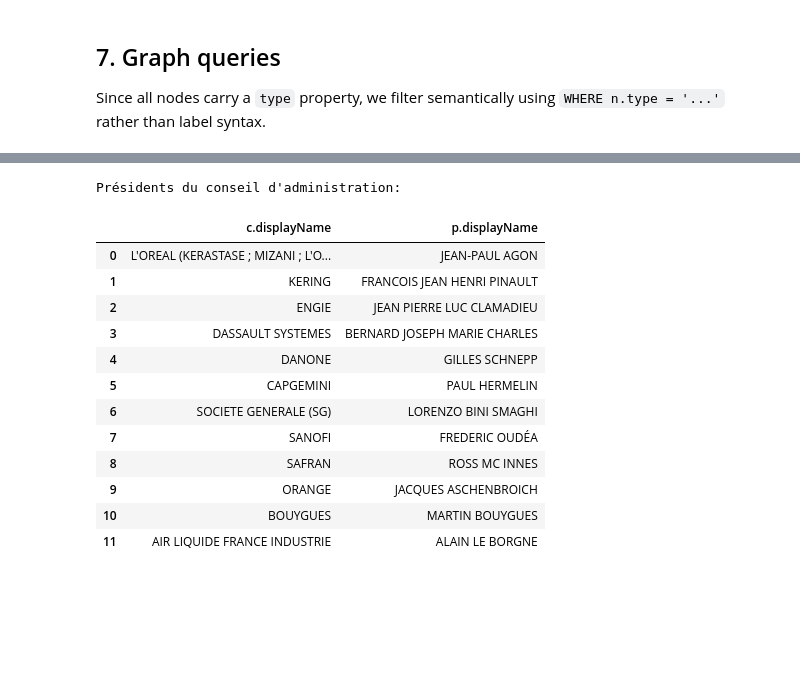
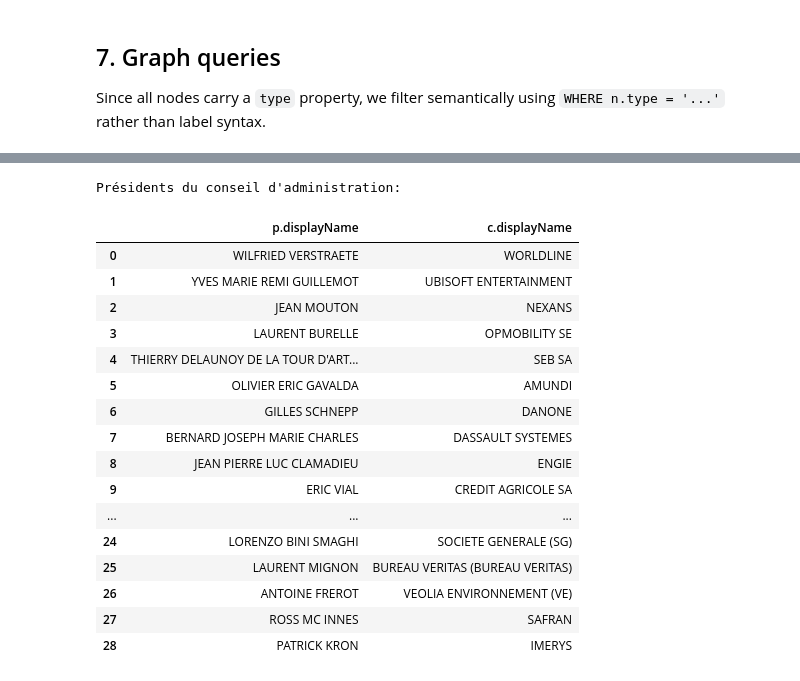
Before and after one commit to turing-db/turingdb-examples, a Jupyter notebook: examples/notebooks/public_version/french_corporate_network.ipynb, the cells around one changed output, grey strips where cells are left out. Drawn from its saved outputs; the diff is of its cells as text; code cells hidden in the pictures; blank space fills up the shorter version.

```diff
--- a/examples/notebooks/public_version/french_corporate_network.ipynb
+++ b/examples/notebooks/public_version/french_corporate_network.ipynb
@@ -89,17 +137,17 @@ Will fetch data for 30 companies
 
 raw_companies = []
 
-for name in COMPANIES:
-    resp = requests.get(API_URL, params={"q": name, "per_page": 1})
+for name, siren in tqdm(COMPANIES.items()):
+    resp = requests.get(API_URL, params={"q": siren, "per_page": 1})
     resp.raise_for_status()
     results = resp.json().get("results", [])
     if not results:
-        print(f"  ⚠ Not found: {name}")
+        print(f"  ⚠ Not found: {name} ({siren})")
         continue
     company = results[0]
     raw_companies.append(company)
-    print(f"  ✓ {company['nom_complet']} (SIREN: {company['siren']}) — {len(company.get('dirigeants', []))} dirigeants")
-    time.sleep(0.15)  # be polite to the API
+    print(f"  ✓ {company['nom_complet']} — {len(company.get('dirigeants', []))} dirigeants")
+    time.sleep(0.15)
 
 print(f"\nFetched {len(raw_companies)} companies")
 # %% [output]
@@ -229,7 +275,8 @@ for c in raw_companies:
                 prenoms=prenoms,
                 annee_de_naissance=int(annee) if annee else 0,
             )
-            G.add_edge(siren, person_id, type="IS_OFFICER_OF", qualite=qualite)
+            # Person IS_OFFICER_OF Company
+            G.add_edge(person_id, siren, type="IS_OFFICER_OF", qualite=qualite)
 
         elif d["type_dirigeant"] == "personne morale" and d.get("siren"):
             auditor_siren = d["siren"]
@@ -241,7 +288,8 @@ for c in raw_companies:
                 categorie="",
                 date_creation="",
             )
-            G.add_edge(siren, auditor_siren, type="IS_AUDITOR_OF", qualite=qualite)
+            # Auditor firm IS_AUDITOR_OF Company
+            G.add_edge(auditor_siren, siren, type="IS_AUDITOR_OF", qualite=qualite)
 
 print(f"Graph: {G.number_of_nodes():,} nodes, {G.number_of_edges():,} edges")
 print(f"  Company nodes: {sum(1 for _, d in G.nodes(data=True) if d.get('type') == 'Company')}")
@@ -406,27 +457,31 @@ Directeurs Généraux across all companies:
 # %%
 # Filter by role: Présidents du conseil d'administration
 print("Présidents du conseil d'administration:")
 display(client.query("""
-    MATCH (c)-[r]->(p)
-    WHERE c.type = 'Company' AND p.type = 'Person'
+    MATCH (p)-[r]->(c)
+    WHERE p.type = 'Person' AND c.type = 'Company'
     AND r.qualite = "Président du conseil d'administration"
-    RETURN c.displayName, p.displayName
+    RETURN p.displayName, c.displayName
     LIMIT 30
 """))
 # %% [output]
 Présidents du conseil d'administration:
-|  | c.displayName | p.displayName |
-| 0 | L'OREAL (KERASTASE ; MIZANI ; L'O... | JEAN-PAUL AGON |
-| 1 | KERING | FRANCOIS JEAN HENRI PINAULT |
-| 2 | ENGIE | JEAN PIERRE LUC CLAMADIEU |
-| 3 | DASSAULT SYSTEMES | BERNARD JOSEPH MARIE CHARLES |
-| 4 | DANONE | GILLES SCHNEPP |
-| 5 | CAPGEMINI | PAUL HERMELIN |
-| 6 | SOCIETE GENERALE (SG) | LORENZO BINI SMAGHI |
-| 7 | SANOFI | FREDERIC OUDÉA |
-| 8 | SAFRAN | ROSS MC INNES |
-| 9 | ORANGE | JACQUES ASCHENBROICH |
-| 10 | BOUYGUES | MARTIN BOUYGUES |
-| 11 | AIR LIQUIDE FRANCE INDUSTRIE | ALAIN LE BORGNE |
+|  | p.displayName | c.displayName |
+| 0 | WILFRIED VERSTRAETE | WORLDLINE |
+| 1 | YVES MARIE REMI GUILLEMOT | UBISOFT ENTERTAINMENT |
+| 2 | JEAN MOUTON | NEXANS |
+| 3 | LAURENT BURELLE | OPMOBILITY SE |
+| 4 | THIERRY DELAUNOY DE LA TOUR D'ART... | SEB SA |
+| 5 | OLIVIER ERIC GAVALDA | AMUNDI |
+| 6 | GILLES SCHNEPP | DANONE |
+| 7 | BERNARD JOSEPH MARIE CHARLES | DASSAULT SYSTEMES |
+| 8 | JEAN PIERRE LUC CLAMADIEU | ENGIE |
+| 9 | ERIC VIAL | CREDIT AGRICOLE SA |
+| ... | ... | ... |
+| 24 | LORENZO BINI SMAGHI | SOCIETE GENERALE (SG) |
+| 25 | LAURENT MIGNON | BUREAU VERITAS (BUREAU VERITAS) |
+| 26 | ANTOINE FREROT | VEOLIA ENVIRONNEMENT (VE) |
+| 27 | ROSS MC INNES | SAFRAN |
+| 28 | PATRICK KRON | IMERYS |
 # %%
 # Persons with mandates in multiple companies (interlocking directorates)
```
Also changed, not shown: parts of 46 cells of this notebook.
